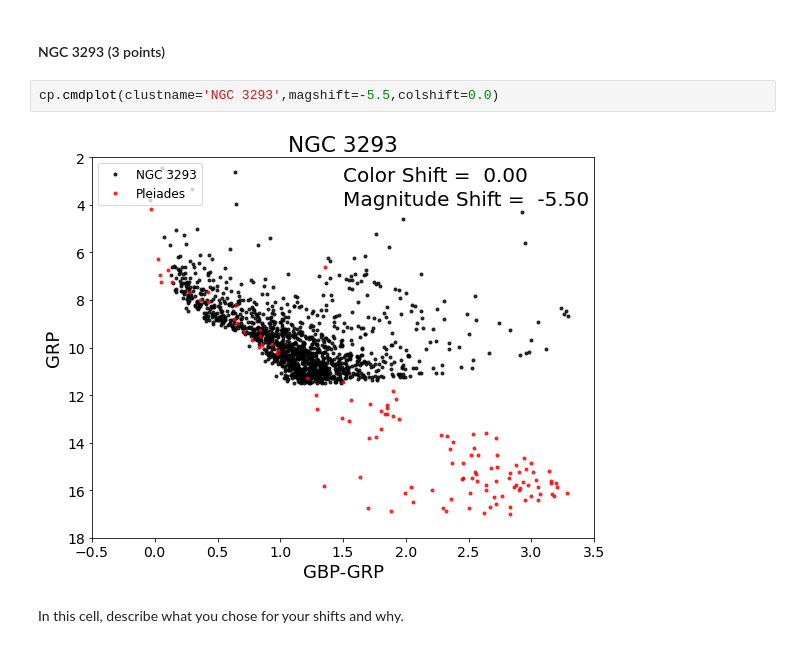
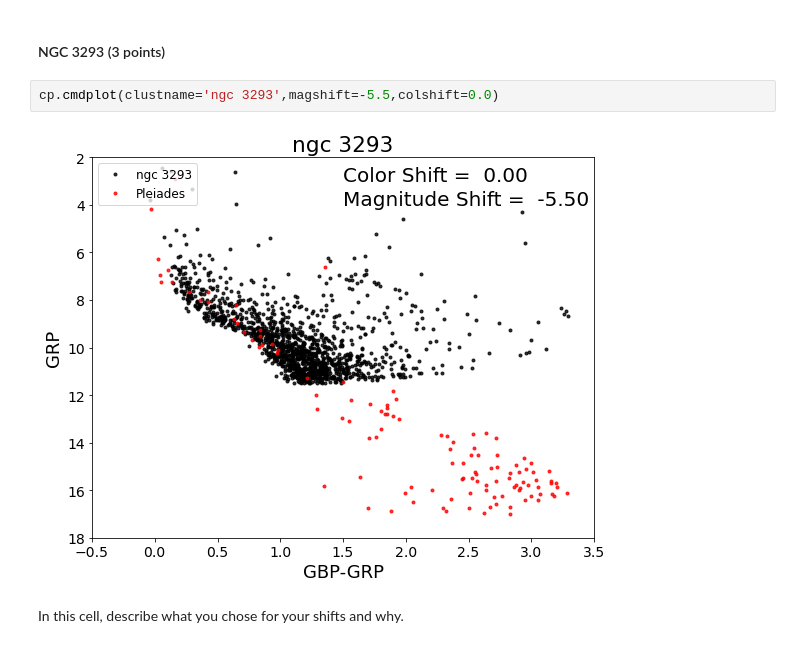
Before and after one commit to grudnick/ASTR596_F23_project_workspace, a Jupyter notebook: CMD_fitting_distance_modulus/cluster_plot_teacher.ipynb, the cells around one changed output. Saved outputs shown, nothing was run; the diff lists cells and outputs as text.

```diff
--- a/CMD_fitting_distance_modulus/cluster_plot_teacher.ipynb
+++ b/CMD_fitting_distance_modulus/cluster_plot_teacher.ipynb
@@ -109,9 +109,9 @@ print(dist_ratio_ngc6231)
 # %% [markdown]
 #### NGC 3293  (3 points)
 # %%
-cp.cmdplot(clustname='NGC 3293',magshift=-5.5,colshift=0.0)
+cp.cmdplot(clustname='ngc 3293',magshift=-5.5,colshift=0.0)
 # %% [output]
-[figure, old version]
+[figure, new version]
 # %% [markdown]
 In this cell, describe what you chose for your shifts and why.
 # %% [markdown]
```
Also changed, not shown: 2 other files.
